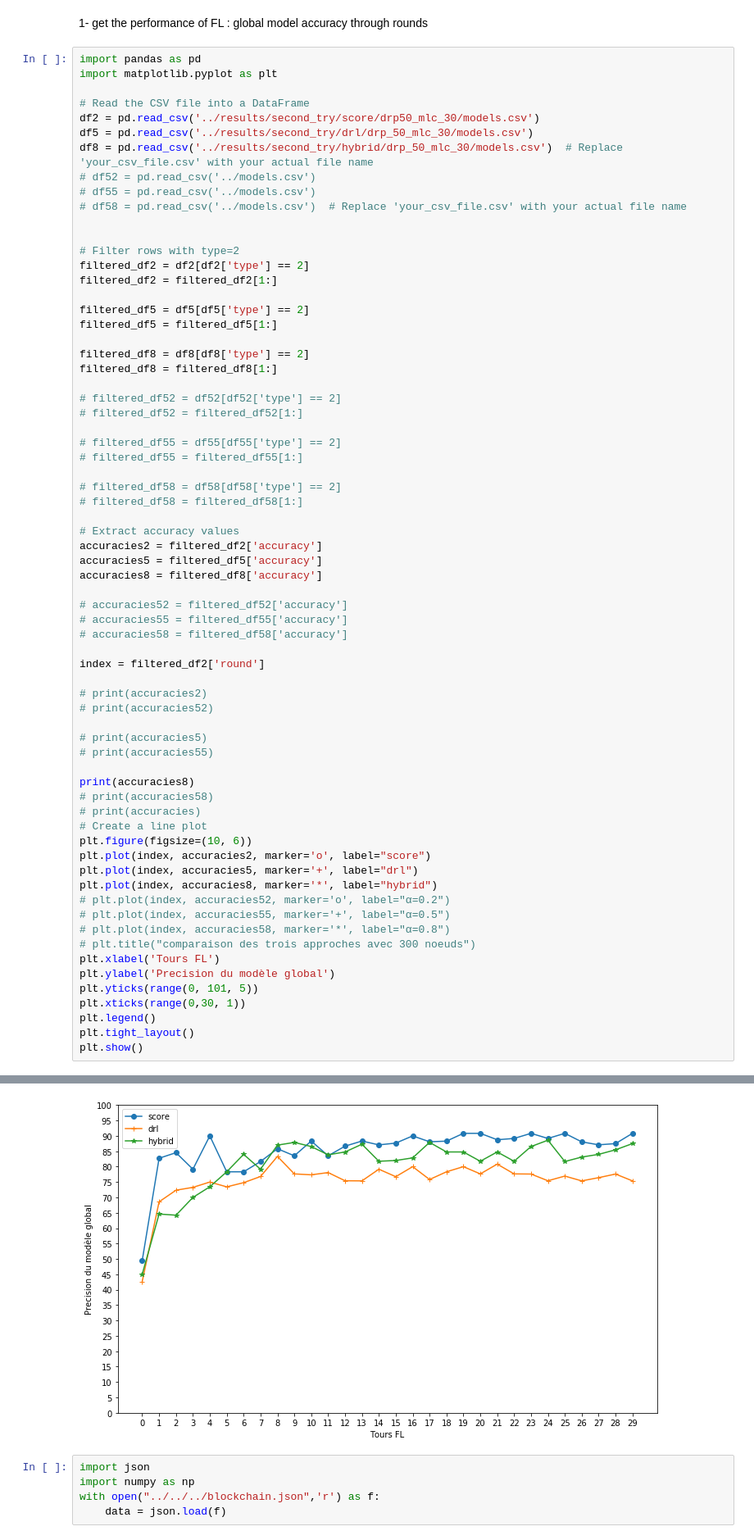
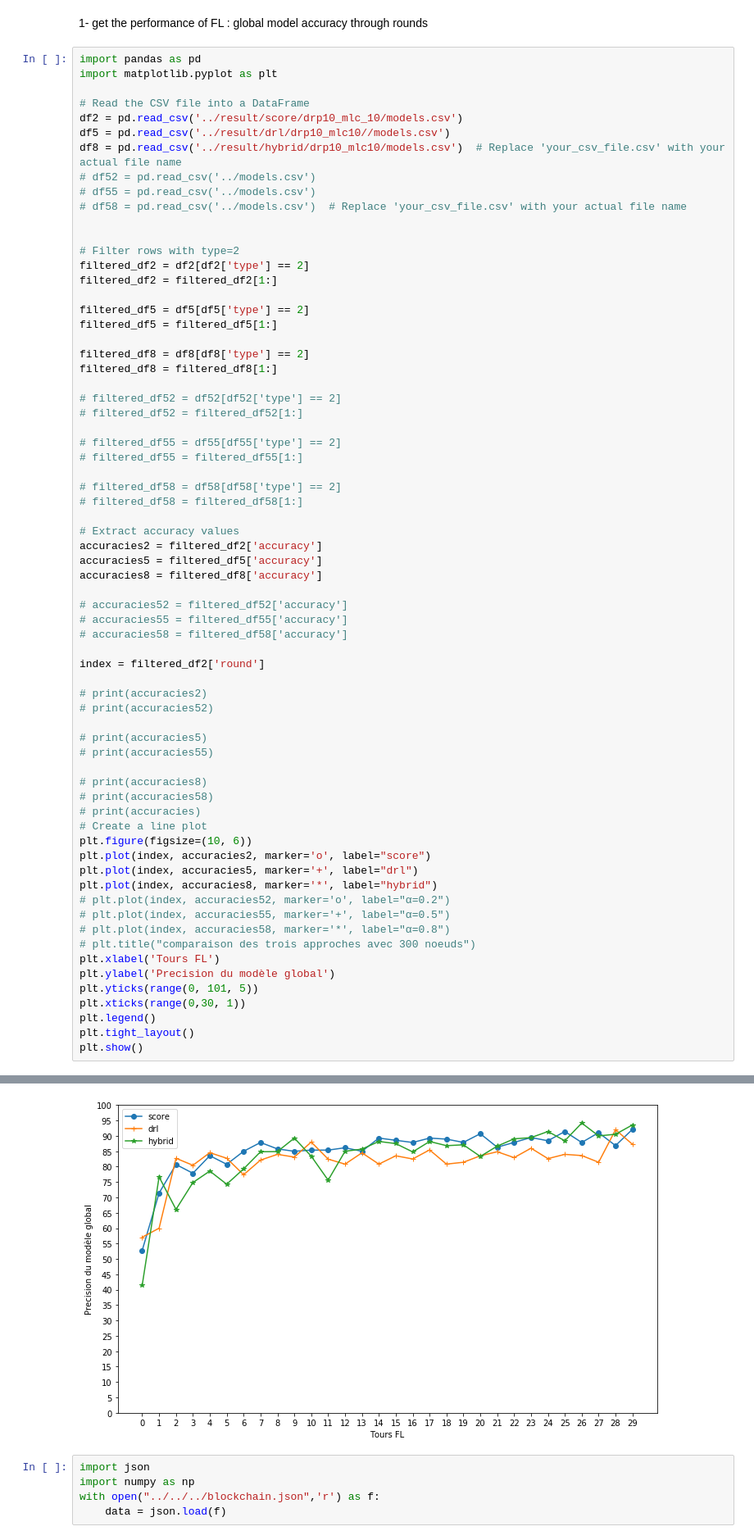
Before and after one commit to PFEWorkspace/code, a Jupyter notebook: scratch/subdir/utils/plot.ipynb, the cells around one changed output, grey strips where cells are left out. Shown: that part at 82% size. Drawn from its saved outputs; the diff is of its cells as text.

```diff
--- a/scratch/subdir/utils/plot.ipynb
+++ b/scratch/subdir/utils/plot.ipynb
@@ -5,9 +5,9 @@ import pandas as pd
 import matplotlib.pyplot as plt
 
 # Read the CSV file into a DataFrame
-df2 = pd.read_csv('../results/second_try/score/drp50_mlc_30/models.csv')
-df5 = pd.read_csv('../results/second_try/drl/drp_50_mlc_30/models.csv')
-df8 = pd.read_csv('../results/second_try/hybrid/drp_50_mlc_30/models.csv')  # Replace 'your_csv_file.csv' with your actual file name
+df2 = pd.read_csv('../result/score/drp10_mlc_10/models.csv')
+df5 = pd.read_csv('../result/drl/drp10_mlc10//models.csv')
+df8 = pd.read_csv('../result/hybrid/drp10_mlc10/models.csv')  # Replace 'your_csv_file.csv' with your actual file name
 # df52 = pd.read_csv('../models.csv')
 # df55 = pd.read_csv('../models.csv')
 # df58 = pd.read_csv('../models.csv')  # Replace 'your_csv_file.csv' with your actual file name
@@ -49,7 +49,7 @@ index = filtered_df2['round']
 # print(accuracies5)
 # print(accuracies55)
 
-print(accuracies8)
+# print(accuracies8)
 # print(accuracies58)
 # print(accuracies)
 # Create a line plot
@@ -89,4 +72,4 @@ Name: accuracy, dtype: float64
-[figure, old version]
+[figure, new version]
 # %%
 import json
 import numpy as np
```
Also changed, not shown: parts of 1 cell of this notebook, 30 other files.
